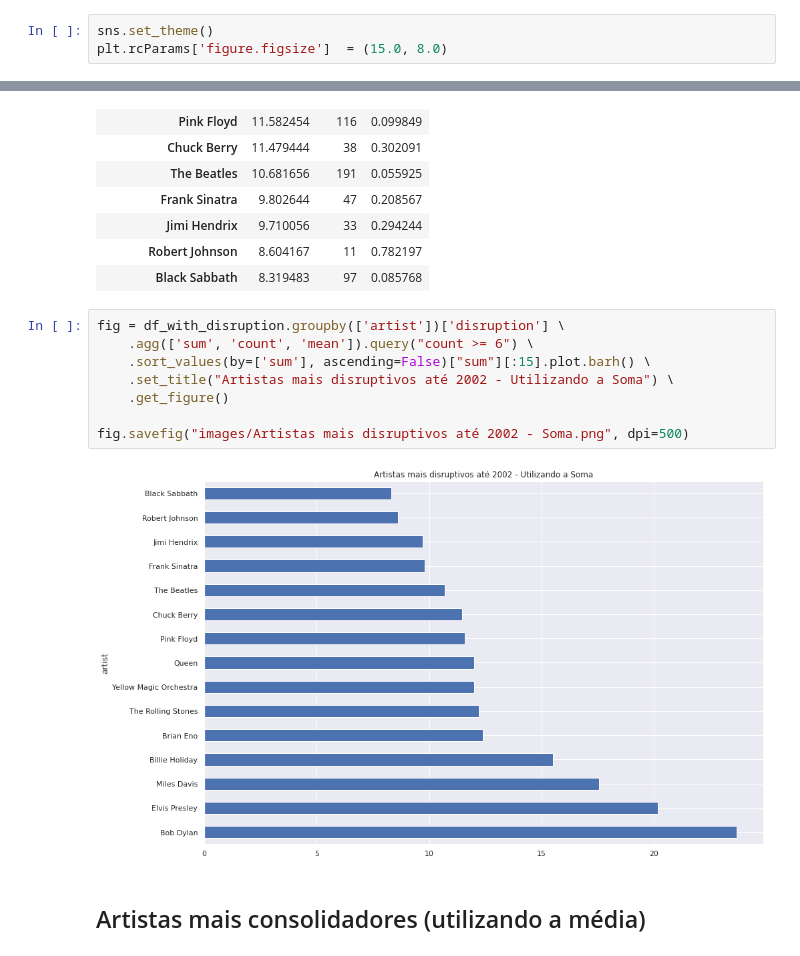
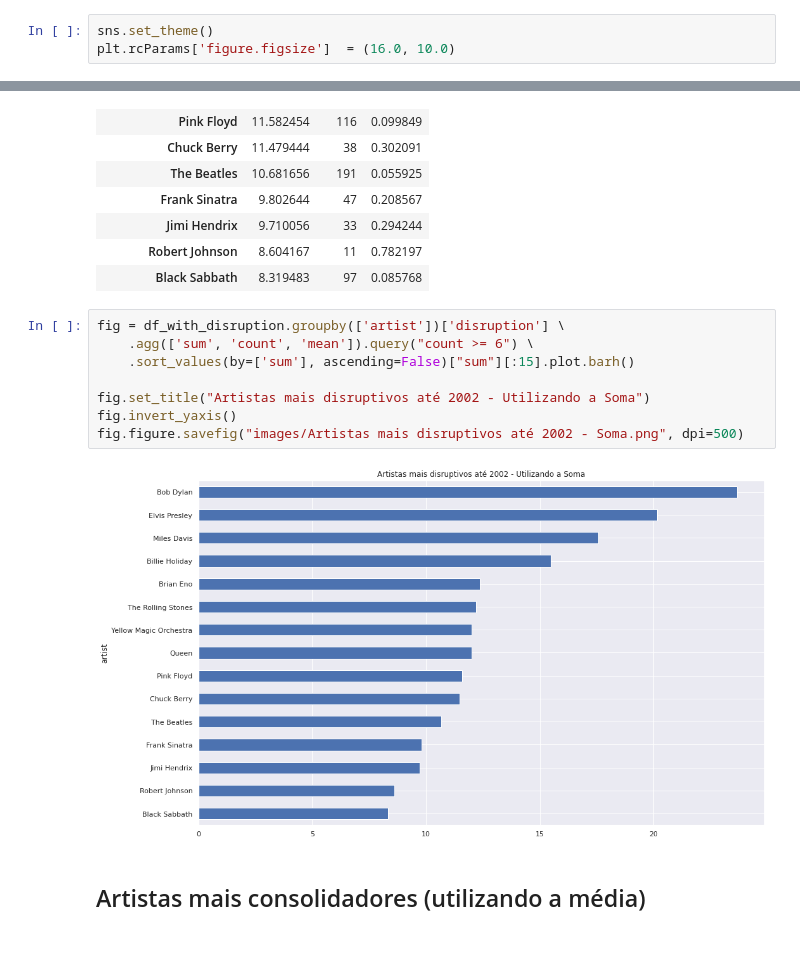
Before and after one commit to GiowGiow/Quantificando-a-Disrupcao-em-Redes-de-Similaridade-Musicais, a Jupyter notebook: code/experimenting_with_sorting/3. analyzing_disruption_network_with_sorting_until_2002.ipynb, the cells around one changed output, grey strips where cells are left out. Saved outputs shown, nothing was run; the diff lists cells and outputs as text.

```diff
--- a/code/experimenting_with_sorting/3. analyzing_disruption_network_with_sorting_until_2002.ipynb
+++ b/code/experimenting_with_sorting/3. analyzing_disruption_network_with_sorting_until_2002.ipynb
@@ -26,7 +26,7 @@ datasets.keys()
 dict_keys(['id_tags', 'id_metadata', 'id_information', 'listening_history', 'id_lang', 'id_genres'])
 # %%
 sns.set_theme()
-plt.rcParams['figure.figsize']  = (15.0, 8.0)
+plt.rcParams['figure.figsize']  = (16.0, 10.0)
 # %%
 df_with_disruption = pd.read_csv(Path("../dataset") / "output" / "csv_with_disruption" / "song_info_with_disruption_26638_feat_transfer_learning_gamma_0.1.csv")
 df_with_disruption = df_with_disruption.drop(columns=["Unnamed: 0", "index", "mapping_to_fv_index"])
@@ -227,13 +182,13 @@ df_with_disruption.groupby(['artist'])['disruption'].agg(['sum', 'count', 'mean'
 # %%
 fig = df_with_disruption.groupby(['artist'])['disruption'] \
     .agg(['sum', 'count', 'mean']).query("count >= 6") \
-    .sort_values(by=['sum'], ascending=False)["sum"][:15].plot.barh() \
-    .set_title("Artistas mais disruptivos até 2002 - Utilizando a Soma") \
-    .get_figure()
+    .sort_values(by=['sum'], ascending=False)["sum"][:15].plot.barh()
 
-fig.savefig("images/Artistas mais disruptivos até 2002 - Soma.png", dpi=500)
+fig.set_title("Artistas mais disruptivos até 2002 - Utilizando a Soma")
+fig.invert_yaxis()
+fig.figure.savefig("images/Artistas mais disruptivos até 2002 - Soma.png", dpi=500)
 # %% [output]
-[figure, old version]
+[figure, new version]
 # %% [markdown]
 ## Artistas mais consolidadores (utilizando a média)
 # %%
```
Also changed, not shown: parts of 21 cells of this notebook, 7 other files.
